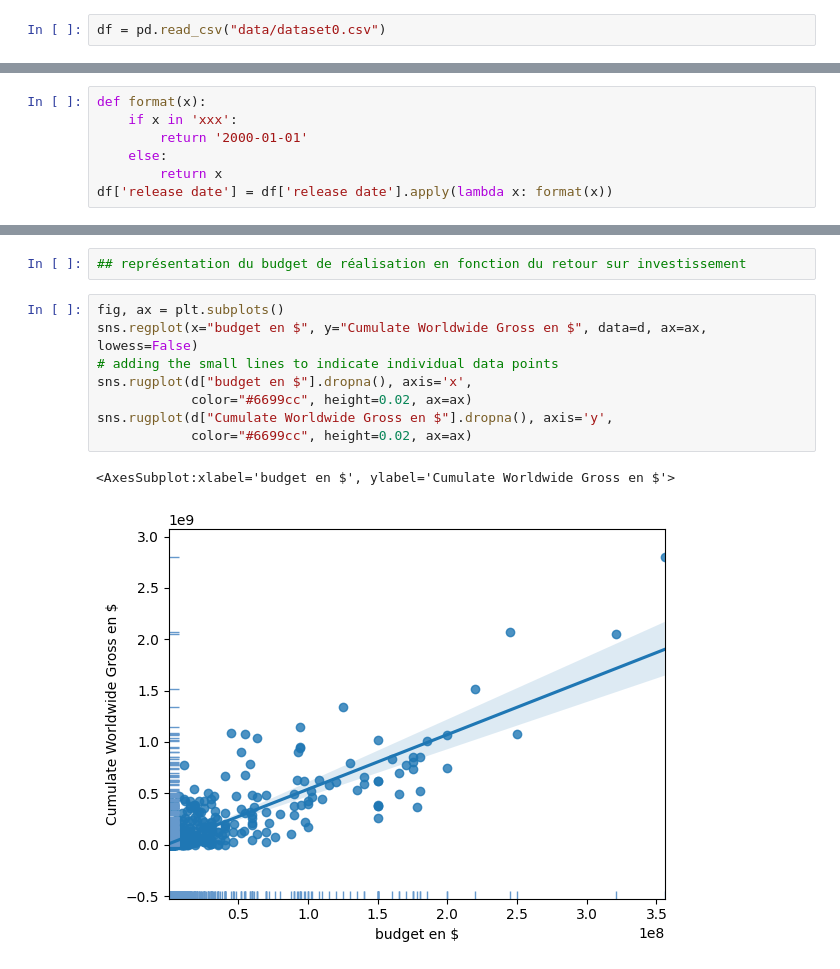
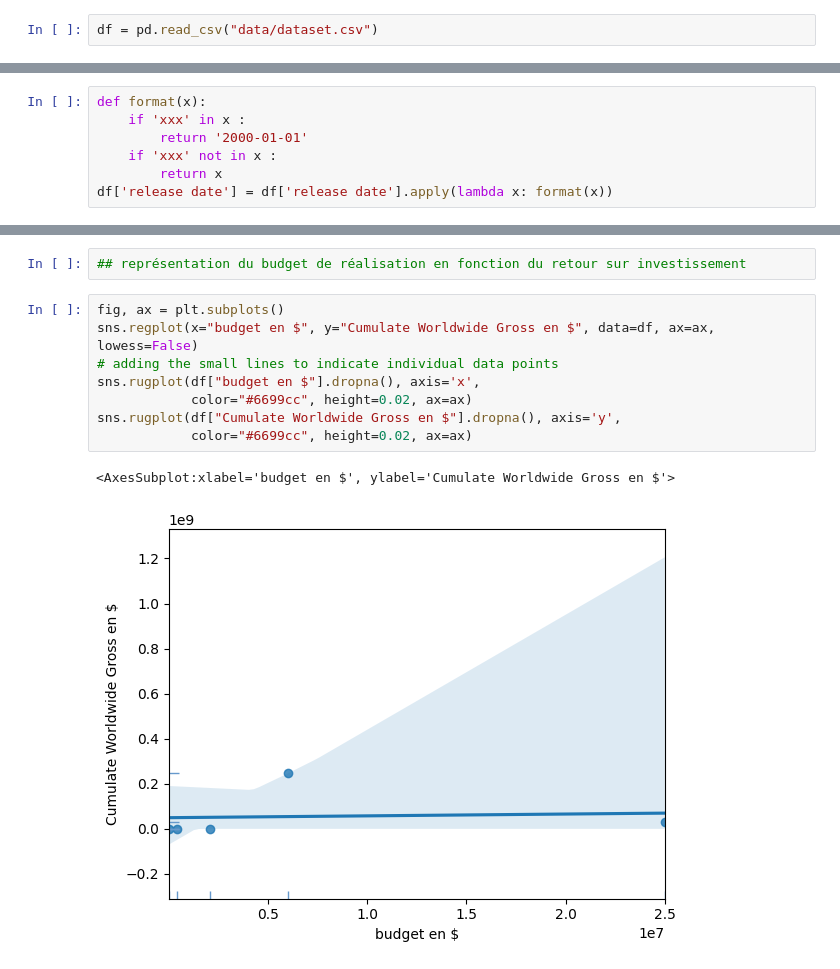
Before and after one commit to amoungui/imb_scraping_project, a Jupyter notebook: index.ipynb, the cells around one changed output, grey strips where cells are left out. Cells and saved outputs as stored; diff of their text form.

```diff
--- a/index.ipynb
+++ b/index.ipynb
@@ -14,5 +14,5 @@ import numpy as np
 import seaborn as sns
 import matplotlib.pyplot as plt
 # %%
-df = pd.read_csv("data/dataset0.csv")
+df = pd.read_csv("data/dataset.csv")
 # %%
@@ -82,9 +54,9 @@ data[['budget en $', 'title']].sort_values('budget en $', ascending=True).head(5
 ## 3. Nombre de films sortie par décennie
 # %%
 def format(x):
-    if x in 'xxx':
+    if 'xxx' in x :
         return '2000-01-01'
-    else:
+    if 'xxx' not in x :
         return x
 df['release date'] = df['release date'].apply(lambda x: format(x))
 # %%
@@ -297,12 +216,12 @@ Length: 658, dtype: float64
 ## représentation du budget de réalisation en fonction du retour sur investissement
 # %%
 fig, ax = plt.subplots()
-sns.regplot(x="budget en $", y="Cumulate Worldwide Gross en $", data=d, ax=ax, lowess=False)
+sns.regplot(x="budget en $", y="Cumulate Worldwide Gross en $", data=df, ax=ax, lowess=False)
 # adding the small lines to indicate individual data points
-sns.rugplot(d["budget en $"].dropna(), axis='x',
+sns.rugplot(df["budget en $"].dropna(), axis='x',
             color="#6699cc", height=0.02, ax=ax)
-sns.rugplot(d["Cumulate Worldwide Gross en $"].dropna(), axis='y',
+sns.rugplot(df["Cumulate Worldwide Gross en $"].dropna(), axis='y',
             color="#6699cc", height=0.02, ax=ax)
 # %% [output]
 <AxesSubplot:xlabel='budget en $', ylabel='Cumulate Worldwide Gross en $'>
-[figure, old version]
+[figure, new version]
```
Also changed, not shown: parts of 13 cells of this notebook, 6 other files.
